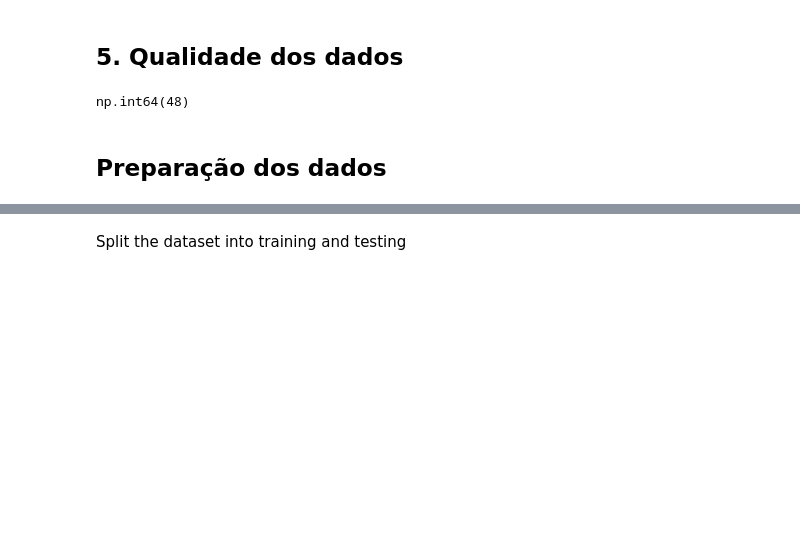
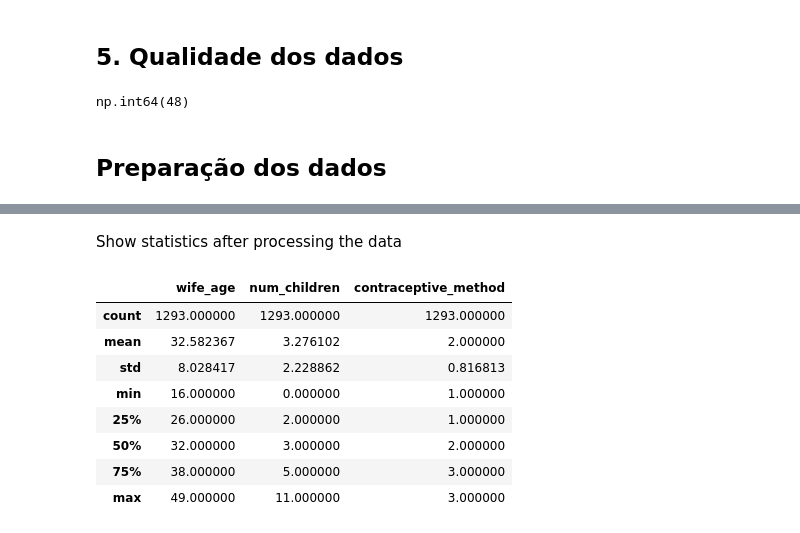
Before and after one commit to almirmcunhajr/am-contraceptive-method-choice, a Jupyter notebook: main.ipynb, the cells around one changed output, grey strips where cells are left out. Drawn from its saved outputs; the diff is of its cells as text; code cells hidden in the pictures; blank space fills up the shorter version.

```diff
--- a/main.ipynb
+++ b/main.ipynb
@@ -201,2 +229,0 @@ X_resampled, y_resampled = smote.fit_resample(X_transformed, y)
-# %% [markdown]
-Split the dataset into training and testing
@@ -204,0 +230,2 @@ X_train, X_test, y_train, y_test = train_test_split(X_resampled, y_resampled, te
+# %% [markdown]
+Show statistics after processing the data
@@ -204,0 +235,12 @@ X_train, X_test, y_train, y_test = train_test_split(X_resampled, y_resampled, te
+# %%
+resampled_df.describe()
+# %% [output]
+|  | wife_age | num_children | contraceptive_method |
+| count | 1293.000000 | 1293.000000 | 1293.000000 |
+| mean | 32.582367 | 3.276102 | 2.000000 |
+| std | 8.028417 | 2.228862 | 0.816813 |
+| min | 16.000000 | 0.000000 | 1.000000 |
+| 25% | 26.000000 | 2.000000 | 1.000000 |
+| 50% | 32.000000 | 3.000000 | 2.000000 |
+| 75% | 38.000000 | 5.000000 | 3.000000 |
+| max | 49.000000 | 11.000000 | 3.000000 |
```
Also changed, not shown: parts of 21 cells of this notebook.
